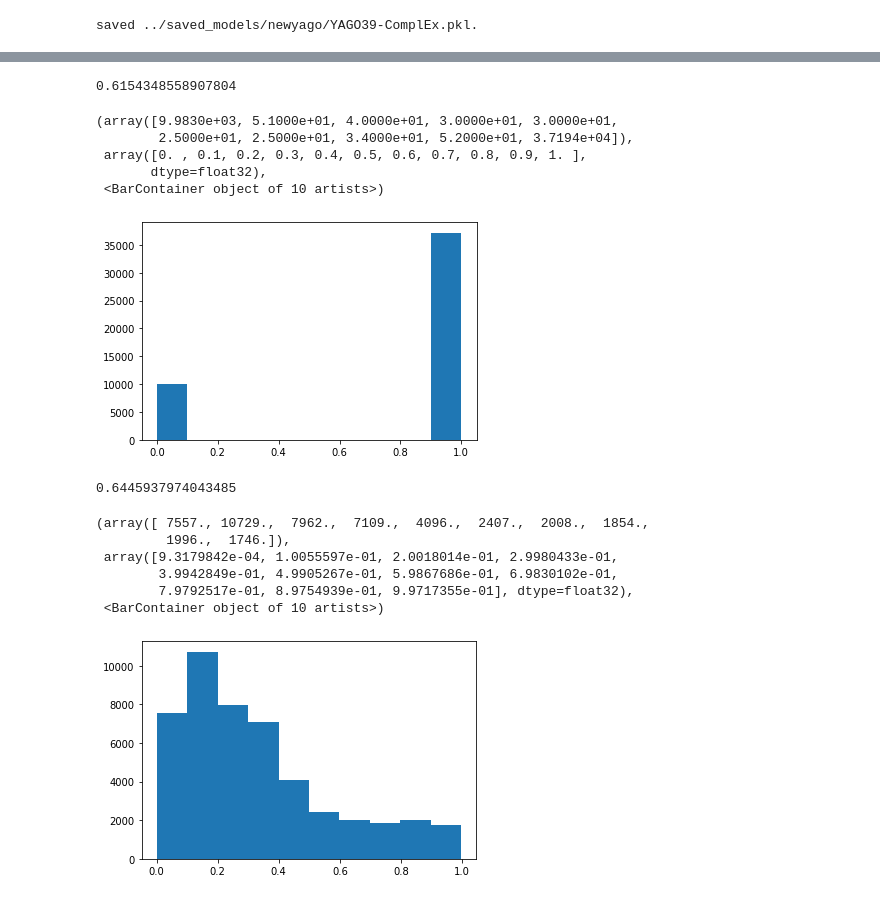
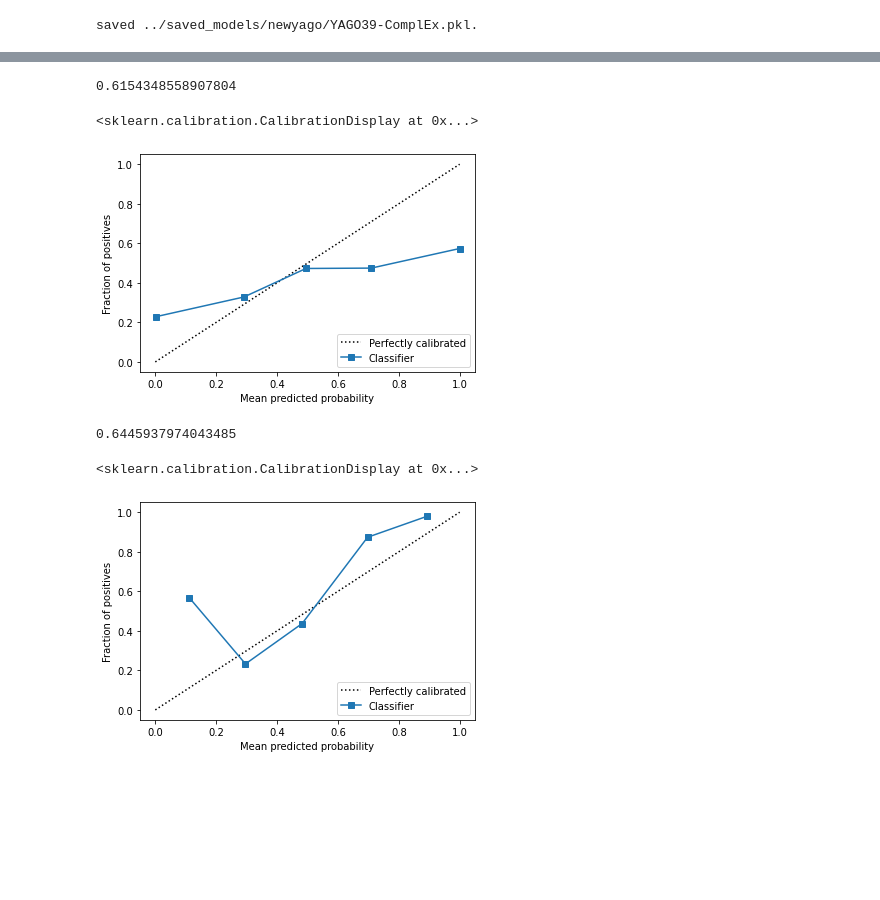
Before and after one commit to TREAT-UOE/kgcal, a Jupyter notebook: notebooks/exp6.ipynb, the cells around one changed output, grey strips where cells are left out. Drawn from its saved outputs; the diff is of its cells as text; code cells hidden in the pictures; blank space fills up the shorter version.

```diff
--- a/notebooks/exp6.ipynb
+++ b/notebooks/exp6.ipynb
@@ -80,31 +79,25 @@ plt.hist(probs1)
 scores2 = cpm2.predict(ds.fb13.X_test)
 probs2 = expit(scores2)
 print(accuracy_score(ds.fb13.y_test, probs2>0.5))
-plt.hist(probs2)
+# plt.hist(probs2)
+CalibrationDisplay.from_predictions(ds.fb13.y_test, probs2)
 # %% [output]
 0.6154348558907804
-(array([9.9830e+03, 5.1000e+01, 4.0000e+01, 3.0000e+01, 3.0000e+01,
-        2.5000e+01, 2.5000e+01, 3.4000e+01, 5.2000e+01, 3.7194e+04]),
- array([0. , 0.1, 0.2, 0.3, 0.4, 0.5, 0.6, 0.7, 0.8, 0.9, 1. ],
-       dtype=float32),
- <BarContainer object of 10 artists>)
+<sklearn.calibration.CalibrationDisplay at 0x...>
-[figure, old version]
+[figure, new version]
 # %%
-cpm3 = ComplEx(loss='nll', verbose=True, regularizer='LP', regularizer_params={'p': 3, 'lambda':0.1})
-cpm3.fit(ds.fb13.X_train)
-save_model(cpm3, 'complex_nll_reg.pkl')
+# cpm3 = ComplEx(loss='nll', verbose=True, regularizer='LP', regularizer_params={'p': 3, 'lambda':0.1})
+# cpm3.fit(ds.fb13.X_train)
+# save_model(cpm3, 'complex_nll_reg.pkl')
+cpm3 = restore_model('complex_nll_reg.pkl')
 
 scores3 = cpm3.predict(ds.fb13.X_test)
 probs3 = expit(scores3)
 print(accuracy_score(ds.fb13.y_test, probs3>0.5))
-plt.hist(probs3)
+# plt.hist(probs3)
+CalibrationDisplay.from_predictions(ds.fb13.y_test, probs3)
 # %% [output]
 0.6445937974043485
-(array([ 7557., 10729.,  7962.,  7109.,  4096.,  2407.,  2008.,  1854.,
-         1996.,  1746.]),
- array([9.3179842e-04, 1.0055597e-01, 2.0018014e-01, 2.9980433e-01,
-        3.9942849e-01, 4.9905267e-01, 5.9867686e-01, 6.9830102e-01,
-        7.9792517e-01, 8.9754939e-01, 9.9717355e-01], dtype=float32),
- <BarContainer object of 10 artists>)
+<sklearn.calibration.CalibrationDisplay at 0x...>
-[figure, old version]
+[figure, new version]
 # %%
```
Also changed, not shown: parts of 4 cells of this notebook, 3 other files.
